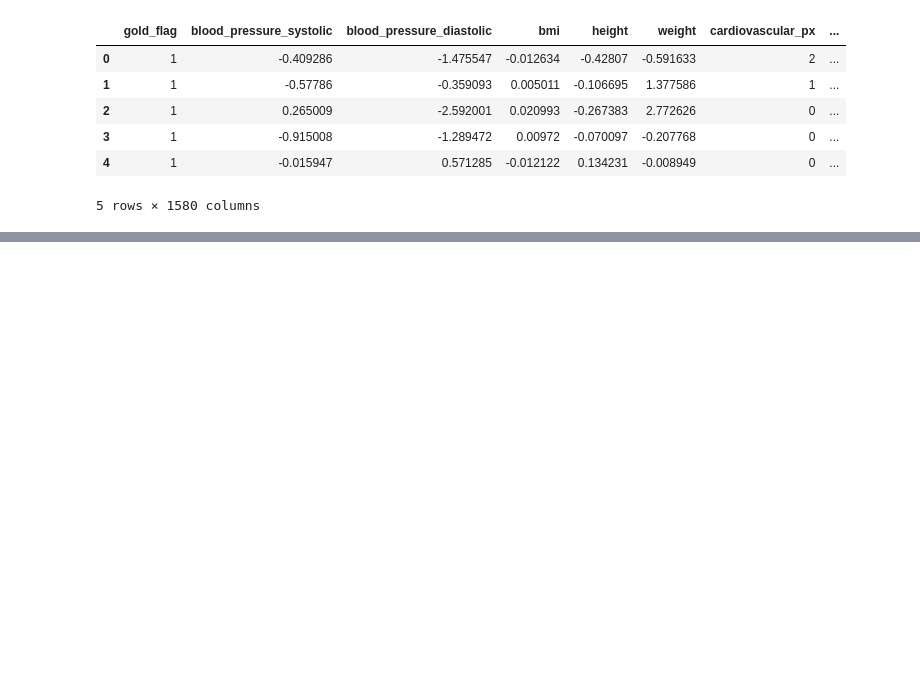
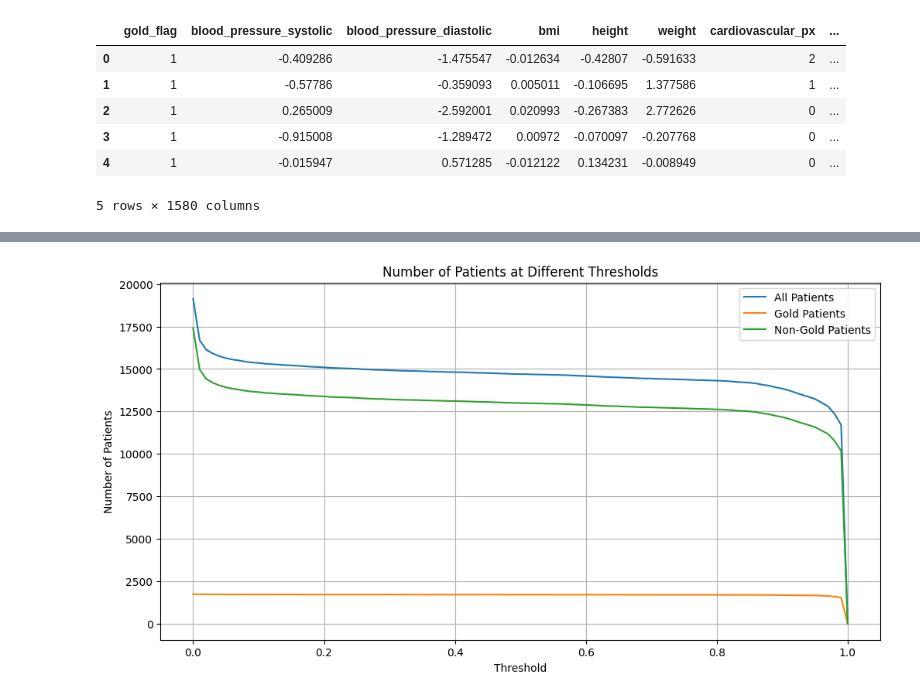
Before and after one commit to johnmelel/MachineLearning1_CT, a Jupyter notebook: MLpipeline.ipynb.ipynb, the cells around one changed output, grey strips where cells are left out. Cells and saved outputs as stored; diff of their text form; code cells hidden in the pictures; blank space fills up the shorter version.

```diff
--- a/MLpipeline.ipynb.ipynb
+++ b/MLpipeline.ipynb.ipynb
@@ -650,0 +656,12 @@ df_patients.head()
+# %%
+# Create a summary dataframe
+summary = pd.DataFrame(columns=['threshold', 'all_patients', 'gold_patients', 'non_gold_patients'])
+
+# Iterate over thresholds from 1.00 to 0.00 with a step of 0.01
+for threshold in np.arange(1.00, -0.01, -0.01):
+    gold_patients = df_patients[(df_patients['gold_flag'] == 1) & (df_patients['prediction_probability'] >= threshold)].shape[0]
+    non_gold_patients = df_patients[(df_patients['gold_flag'] == 0) & (df_patients['prediction_probability'] >= threshold)].shape[0]
+    all_patients = df_patients[(df_patients['prediction_probability'] >= threshold)].shape[0]
+    summary.loc[len(summary)] = [threshold, all_patients, gold_patients, non_gold_patients]
+
+summary
@@ -650,0 +682,17 @@ df_patients.head()
+# %%
+import matplotlib.pyplot as plt
+
+# Plot the summary dataframe
+plt.figure(figsize=(12, 6))
+plt.plot(summary['threshold'], summary['all_patients'], label='All Patients')
+plt.plot(summary['threshold'], summary['gold_patients'], label='Gold Patients')
+plt.plot(summary['threshold'], summary['non_gold_patients'], label='Non-Gold Patients')
+
+plt.xlabel('Threshold')
+plt.ylabel('Number of Patients')
+plt.title('Number of Patients at Different Thresholds')
+plt.legend()
+plt.grid(True)
+plt.show()
+# %% [output]
+[figure, added]
```
Also changed, not shown: parts of 12 cells of this notebook, 1 other file.
